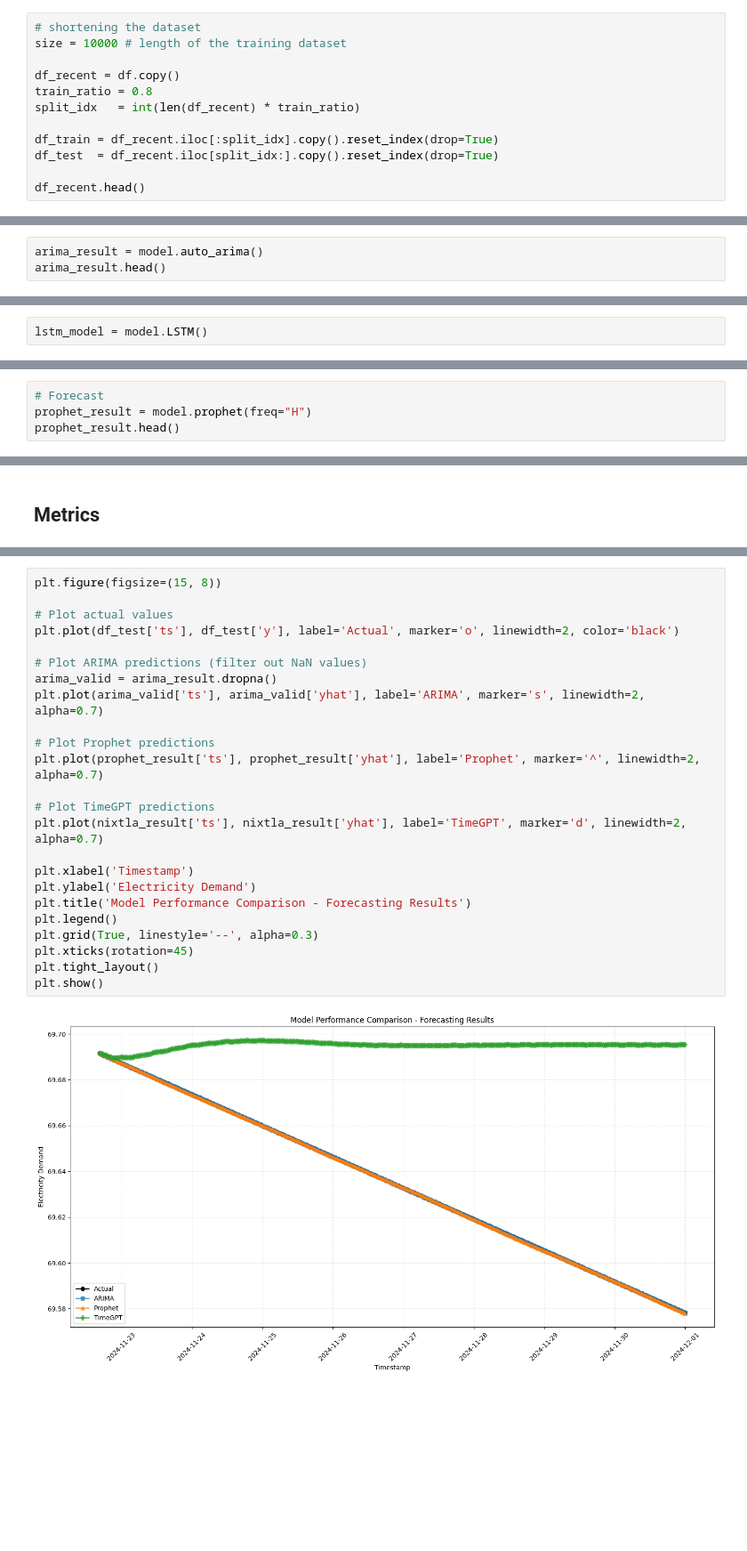
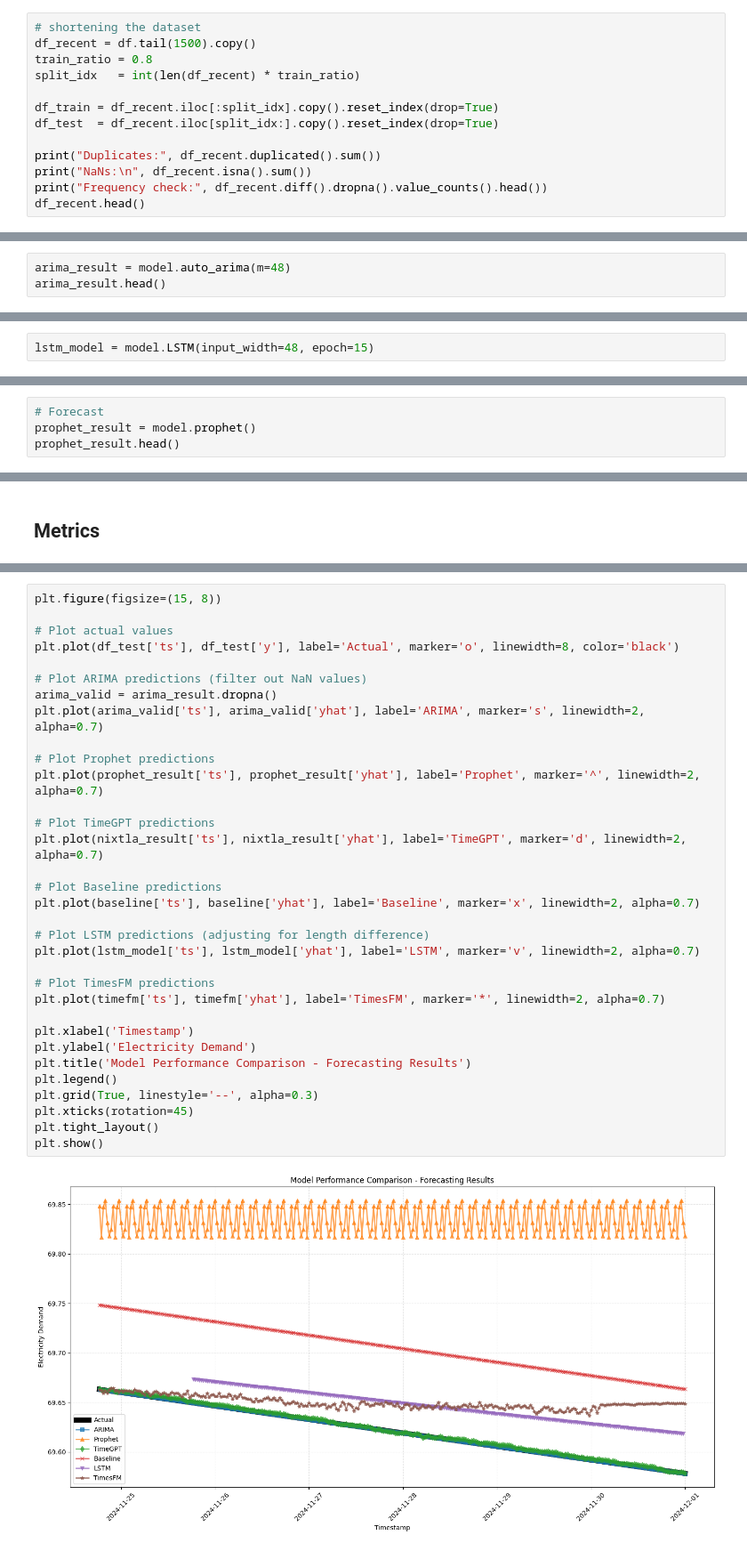
Before and after one commit to florivz/TSF-SS25-TimeGPT, a Jupyter notebook: skripts/forecasting/wti_oil_model.ipynb, the cells around one changed output, grey strips where cells are left out. Shown at 89% size. Cells and saved outputs as stored; diff of their text form; blank space fills up the shorter version.

```diff
--- a/skripts/forecasting/wti_oil_model.ipynb
+++ b/skripts/forecasting/wti_oil_model.ipynb
@@ -45,14 +45,15 @@ plt.show()
 [figure]
 # %%
 # shortening the dataset
-size = 10000 # length of the training dataset
-
-df_recent = df.copy()
+df_recent = df.tail(1500).copy()
 train_ratio = 0.8
 split_idx   = int(len(df_recent) * train_ratio)
 
 df_train = df_recent.iloc[:split_idx].copy().reset_index(drop=True)
 df_test  = df_recent.iloc[split_idx:].copy().reset_index(drop=True)
 
+print("Duplicates:", df_recent.duplicated().sum())
+print("NaNs:\n", df_recent.isna().sum())
+print("Frequency check:", df_recent.diff().dropna().value_counts().head())
 df_recent.head()
 # %% [output]
@@ -100,7 +112,7 @@ plt.show()
 # %% [markdown]
 # ARIMA
 # %%
-arima_result = model.auto_arima()
+arima_result = model.auto_arima(m=48)
 arima_result.head()
 # %% [output]
 Starting ARIMA Training...
@@ -115,5 +127,5 @@ ARIMA Training Duration:  94.99102592468262
 # %% [markdown]
 # LSTM
 # %%
-lstm_model = model.LSTM()
+lstm_model = model.LSTM(input_width=48, epoch=15)
 # %% [output]
@@ -146,6 +170,6 @@ lstm_mae
 # Prophet
 # %%
 # Forecast
-prophet_result = model.prophet(freq="H")
+prophet_result = model.prophet()
 prophet_result.head()
 # %% [output]
@@ -257,26 +306,35 @@ TimeGPT  0.0601  0.0009  0.0047
 # %%
 plt.figure(figsize=(15, 8))
 
 # Plot actual values
-plt.plot(df_test['ts'], df_test['y'], label='Actual', marker='o', linewidth=2, color='black')
+plt.plot(df_test['ts'], df_test['y'], label='Actual', marker='o', linewidth=8, color='black')
 
 # Plot ARIMA predictions (filter out NaN values)
 arima_valid = arima_result.dropna()
 plt.plot(arima_valid['ts'], arima_valid['yhat'], label='ARIMA', marker='s', linewidth=2, alpha=0.7)
 
 # Plot Prophet predictions
 plt.plot(prophet_result['ts'], prophet_result['yhat'], label='Prophet', marker='^', linewidth=2, alpha=0.7)
 
 # Plot TimeGPT predictions
 plt.plot(nixtla_result['ts'], nixtla_result['yhat'], label='TimeGPT', marker='d', linewidth=2, alpha=0.7)
 
+# Plot Baseline predictions
+plt.plot(baseline['ts'], baseline['yhat'], label='Baseline', marker='x', linewidth=2, alpha=0.7)
+
+# Plot LSTM predictions (adjusting for length difference)
+plt.plot(lstm_model['ts'], lstm_model['yhat'], label='LSTM', marker='v', linewidth=2, alpha=0.7)
+
+# Plot TimesFM predictions
+plt.plot(timefm['ts'], timefm['yhat'], label='TimesFM', marker='*', linewidth=2, alpha=0.7)
+
 plt.xlabel('Timestamp')
 plt.ylabel('Electricity Demand')
 plt.title('Model Performance Comparison - Forecasting Results')
 plt.legend()
 plt.grid(True, linestyle='--', alpha=0.3)
 plt.xticks(rotation=45)
 plt.tight_layout()
 plt.show()
 # %% [output]
-[figure, old version]
+[figure, new version]
```
Also changed, not shown: parts of 13 cells of this notebook, 2 other files.
